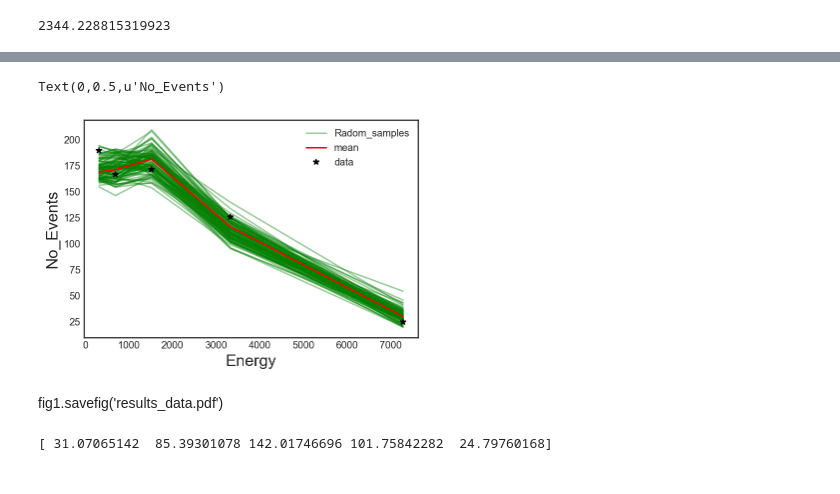
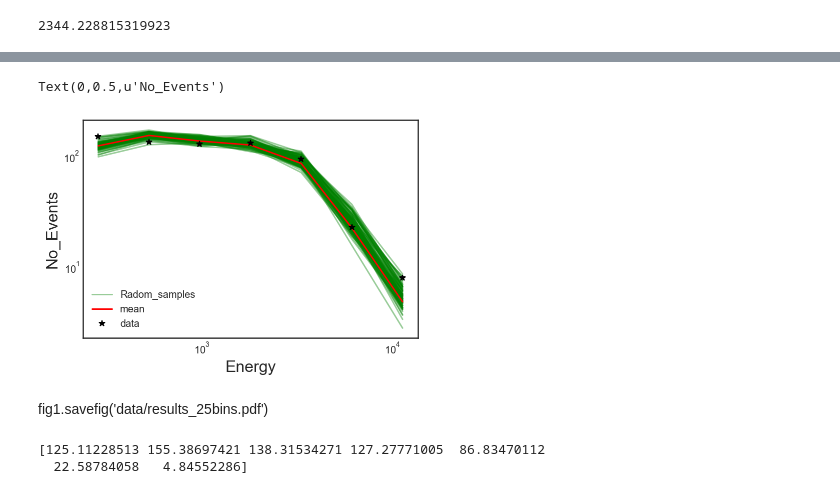
Before and after one commit to olegs22/O_Cen, a Jupyter notebook: mcmc_analysis/No_events_complete.ipynb, the cells around one changed output, grey strips where cells are left out. Drawn from its saved outputs; the diff is of its cells as text; code cells hidden in the pictures.

```diff
--- a/mcmc_analysis/No_events_complete.ipynb
+++ b/mcmc_analysis/No_events_complete.ipynb
@@ -58,3 +86,3 @@ p_list_2 = [-1.,3., 2.,4.,-15.,0.,-15.,0.,0.,5.]
 # %%
-nwalkers = 400
+nwalkers = 480
 ndim = (len(p_list_2)/2)
@@ -61,7 +93,7 @@ ndim = (len(p_list_2)/2)
 # %%
 z = np.zeros((ndim,nwalkers))
 # %%
-h = 1e-2
+h = 1e-4
 
 pos_i=[]
 
@@ -70,12 +102,12 @@ for i in range(ndim):
     z[i,:] = result2.x[i] + h*np.random.randn(nwalkers)
 
 for i in range(nwalkers):
-    pos_i.append(np.array([z[0,i],z[1,i],z[2,i],z[3,i],z[4,i]]))
+    pos_i.append(np.array([z[0,i],z[1,i],z[2,i],z[3,i],z[4,i],z[5,i]]))
 # %%
-b_steps, steps = 1000, 2000
+b_steps, steps = 200, 1000
 # %%
-sampler = emcee.EnsembleSampler(nwalkers, ndim,event_lnpost,
-                                args=(no_events,e_min,e_max,'p+b',p_list_2,None,None,None),
+sampler = emcee.EnsembleSampler(nwalkers,ndim,event_lnpost,
+                                args=(no_events,e_min,e_max,'logpar',p_list_2,None,None,None),
                                 threads = 2)
 # %%
 pos,prob,state=sampler.run_mcmc(pos_i, b_steps)
@@ -135,30 +167,32 @@ plt.plot(Ener,no_events,'*');
 # %%
 fig1 = plt.figure()
 
-for c1,c2,c3,c4,c5 in sampler.flatchain[np.random.randint(len(sampler.flatchain), size=100)]:
-    val_1 = no_events_pulsar_complete([c1,c2,c3,c4,c5],e_min,e_max)
-    fig_1,=plt.plot(Ener,val_1,'g',alpha=0.4);
+for c1,c2,c3,c4,c5,c6 in sampler.flatchain[np.random.randint(len(sampler.flatchain), size=100)]:
+    val_1 = no_events_logparabola([c1,c2,c3,c4,c5,c6],e_min,e_max)
+    fig_1,=plt.loglog(Ener,val_1,'g',alpha=0.4);
 
-val1_mean = no_events_pulsar_complete([np.mean(sampler.flatchain[:,0]),np.mean(sampler.flatchain[:,1]),np.mean(sampler.flatchain[:,2]),
-                                   np.mean(sampler.flatchain[:,3]),np.mean(sampler.flatchain[:,4])],e_min,e_max)
+val1_mean = no_events_logparabola([np.mean(sampler.flatchain[:,0]),np.mean(sampler.flatchain[:,1]),np.mean(sampler.flatchain[:,2]),
+                                   np.mean(sampler.flatchain[:,3]),np.mean(sampler.flatchain[:,4]),np.mean(sampler.flatchain[:,5])],e_min,e_max)
 
-fig_2,=plt.plot(Ener,val1_mean,'r');
+fig_2,=plt.loglog(Ener,val1_mean,'r');
 #fig_2,=plt.plot(Ener,no_events_model_pulsar([np.mean(sampler.flatchain[:,0]),np.mean(sampler.flatchain[:,1]),np.mean(sampler.flatchain[:,2])],e_min,e_max)+ background);
 #plt.plot(Ener,no_events,'*b');
-fig_3,=plt.plot(Ener,no_events,'*k');
+fig_3,=plt.loglog(Ener,no_events,'*k');
 plt.legend([fig_1,fig_2,fig_3],['Radom_samples','mean','data'],loc='best')
 plt.xlabel('Energy',fontsize=16)
 plt.ylabel('No_Events',fontsize=16)
 #plt.plot(Ener,no_events_model_pulsar([-0.23,3.14,-1.18],e_min,e_max),'b');
 # %% [output]
 Text(0,0.5,u'No_Events')
-[figure, old version]
+[figure, new version]
 # %% [markdown]
-fig1.savefig('results_data.pdf')
+fig1.savefig('data/results_25bins.pdf')
 # %%
-print no_events_model_pulsar([np.mean(sampler.flatchain[:,0]),np.mean(sampler.flatchain[:,1]),np.mean(sampler.flatchain[:,2])],e_min,e_max)
+print no_events_logparabola([np.mean(sampler.flatchain[:,0]),np.mean(sampler.flatchain[:,1]),np.mean(sampler.flatchain[:,2]),np.mean(sampler.flatchain[:,3]),
+                            np.mean(sampler.flatchain[:,4]),np.mean(sampler.flatchain[:,5])],e_min,e_max)
 # %% [output]
-[ 31.07065142  85.39301078 142.01746696 101.75842282  24.79760168]
+[125.11228513 155.38697421 138.31534271 127.27771005  86.83470112
+  22.58784058   4.84552286]
 # %%
 print no_events_model_pulsar([-.6,3.9,-2.29],e_min,e_max)
 # %% [output]
```
Also changed, not shown: parts of 32 cells of this notebook.
